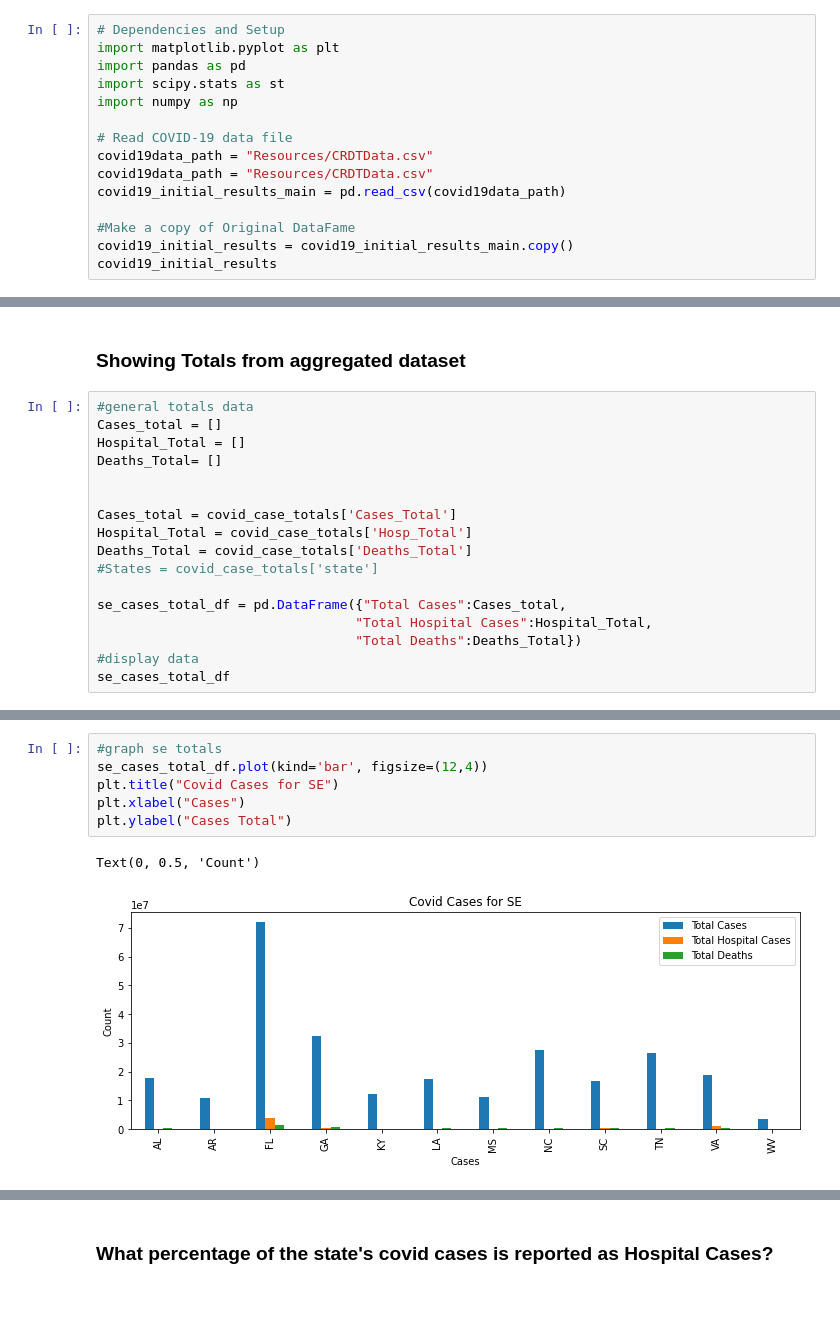
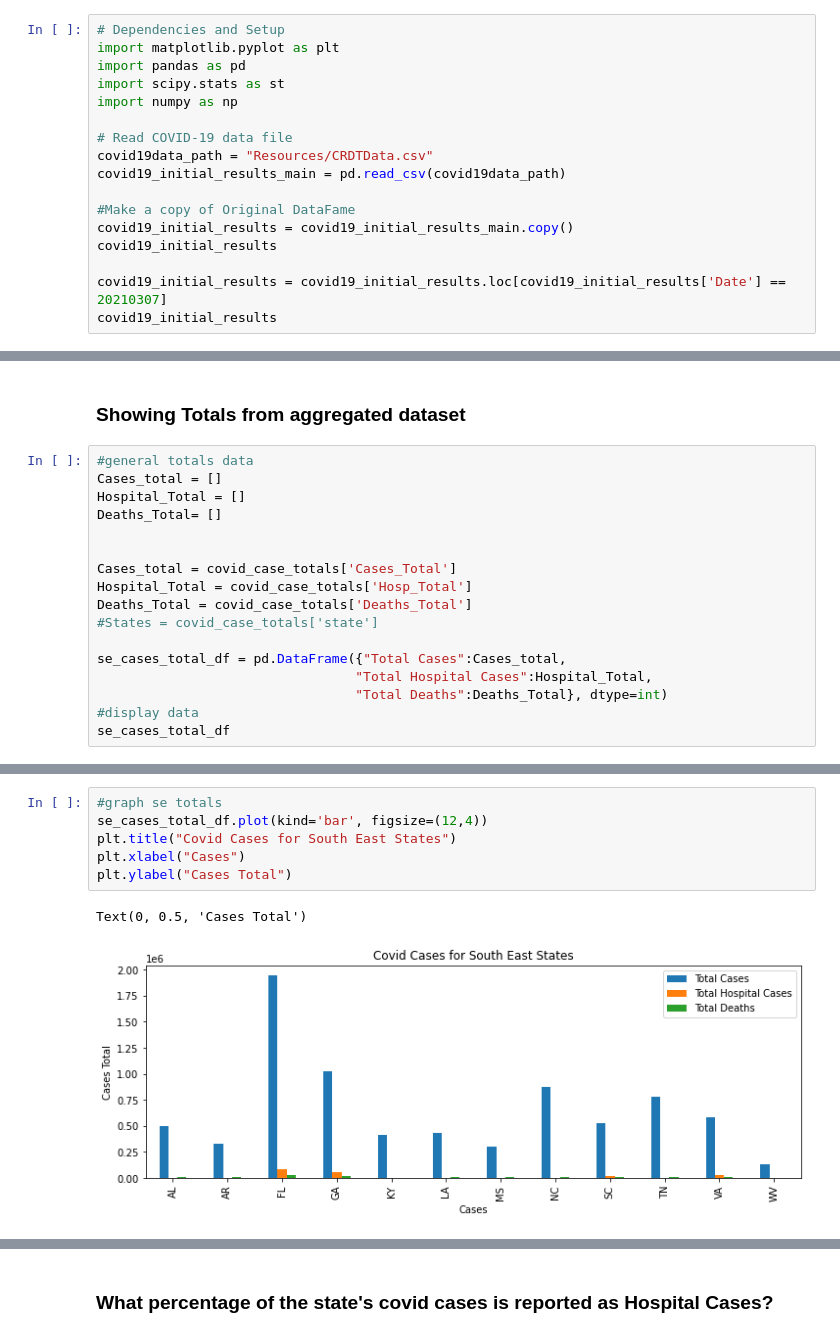
Before and after one commit to burnettaw/CMBKS-Group-5, a Jupyter notebook: covid_analysis_G1-3.ipynb, the cells around one changed output, grey strips where cells are left out. Cells and saved outputs as stored; diff of their text form; blank space fills up the shorter version.

```diff
--- a/covid_analysis_G1-3.ipynb
+++ b/covid_analysis_G1-3.ipynb
@@ -14,12 +14,14 @@ import numpy as np
 
 # Read COVID-19 data file
 covid19data_path = "Resources/CRDTData.csv"
-covid19data_path = "Resources/CRDTData.csv"
 covid19_initial_results_main = pd.read_csv(covid19data_path)
 
 #Make a copy of Original DataFame
 covid19_initial_results = covid19_initial_results_main.copy()
 covid19_initial_results
+
+covid19_initial_results = covid19_initial_results.loc[covid19_initial_results['Date'] == 20210307]
+covid19_initial_results
 # %% [output]
 |  | Date | State | Cases_Total | Cases_White | Cases_Black | Cases_Latinx | Cases_Asian | Cases_AIAN | ... |
 | 0 | 20210307 | AK | 59332.0 | 18300.0 | 1499.0 | NaN | 2447.0 | 12238.0 | ... |
@@ -116,7 +139,7 @@ Deaths_Total = covid_case_totals['Deaths_Total']
 
 se_cases_total_df = pd.DataFrame({"Total Cases":Cases_total,
                                  "Total Hospital Cases":Hospital_Total,
-                                 "Total Deaths":Deaths_Total})
+                                 "Total Deaths":Deaths_Total}, dtype=int)
 #display data
 se_cases_total_df
 # %% [output]
@@ -137,12 +160,12 @@ se_cases_total_df
 # %%
 #graph se totals
 se_cases_total_df.plot(kind='bar', figsize=(12,4))
-plt.title("Covid Cases for SE")
+plt.title("Covid Cases for South East States")
 plt.xlabel("Cases")
 plt.ylabel("Cases Total")
 # %% [output]
-Text(0, 0.5, 'Count')
+Text(0, 0.5, 'Cases Total')
-[figure, old version]
+[figure, new version]
 # %%
 #chart showing basic stats on dataset
 stats = se_cases_total_df.describe()
```
Also changed, not shown: parts of 25 cells of this notebook, 1 other file.
